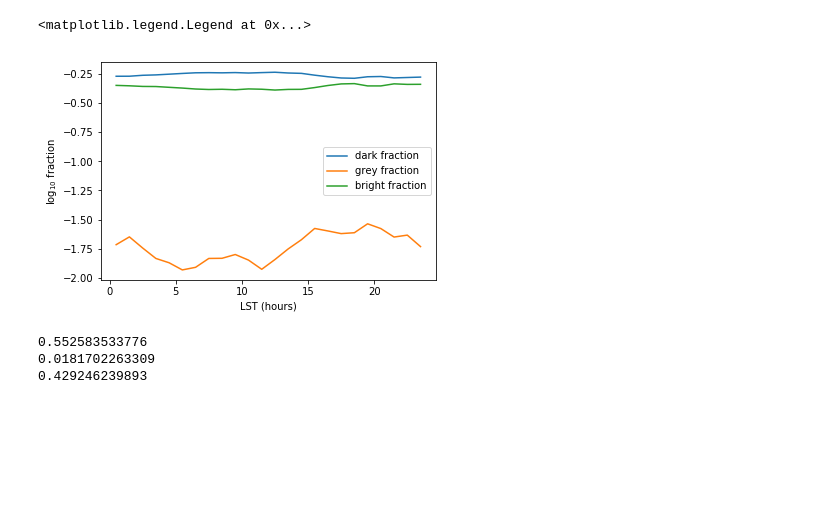
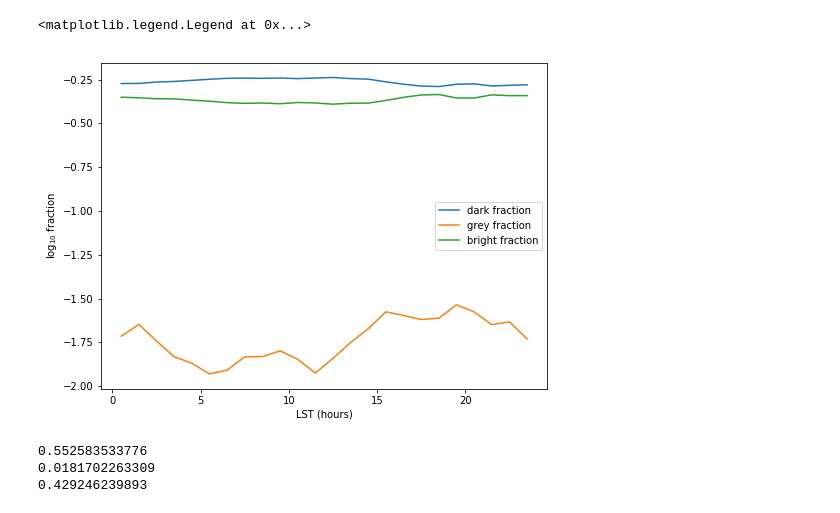
Before and after one commit to blanton144/notebooks, a Jupyter notebook: grey.ipynb, the cells around one changed output. Cells and saved outputs as stored; diff of their text form; code cells hidden in the pictures; blank space fills up the shorter version.

```diff
--- a/grey.ipynb
+++ b/grey.ipynb
@@ -79,14 +87,15 @@ plt.legend()
 # %%
 all = dark + grey + bright
+plt.figure(figsize=(8, 6))
 plt.plot(np.arange(24) + 0.5, np.log10(dark / all), label='dark fraction')
 plt.plot(np.arange(24) + 0.5, np.log10(grey / all), label='grey fraction')
 plt.plot(np.arange(24) + 0.5, np.log10(bright / all), label='bright fraction')
 plt.xlabel('LST (hours)')
 plt.ylabel('log$_{10}$ fraction')
 plt.legend()
 # %% [output]
 <matplotlib.legend.Legend at 0x...>
-[figure, old version]
+[figure, new version]
 # %%
 print(dark.sum() / (dark.sum() + bright.sum() + grey.sum()))
 print(grey.sum() / (dark.sum() + bright.sum() + grey.sum()))
```
Also changed, not shown: parts of 14 cells of this notebook.
